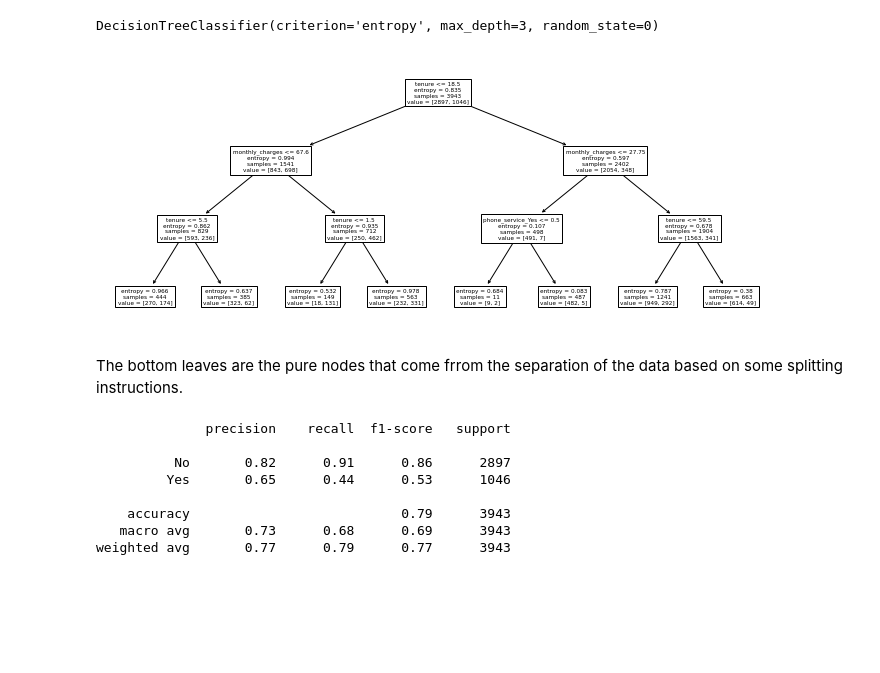
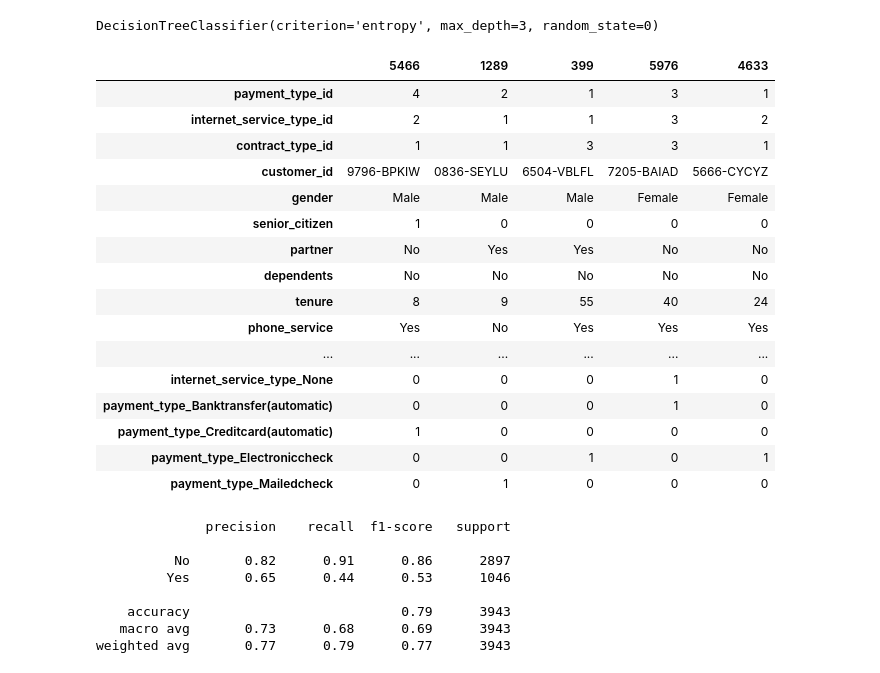
Before and after one commit to lupeluna/Telco-Classification-Project, a Jupyter notebook: PRE -Telco-Classification.ipynb, the cells around one changed output. Saved outputs shown, nothing was run; the diff lists cells and outputs as text; code cells hidden in the pictures; blank space fills up the shorter version.

```diff
--- a/PRE -Telco-Classification.ipynb
+++ b/PRE -Telco-Classification.ipynb
@@ -441,6 +472,8 @@ pd.crosstab(train.payment_type_id, train.churn, margins=True)
 - Feature Selection (optional): Are there any variables that seem to provide limited to no additional information? If so, remove them.
 - Based on the evaluation of your models using the train and validate datasets, choose your best model that you will try with your test data, once.
 - Test the final model on your out-of-sample data (the testing dataset), summarize the performance, interpret and document your results.
+# %%
+df.columns = df.columns.str.replace(' ', '')
 # %%
 # Modeling stage
 # split into train, validate, test
@@ -542,12 +588,6 @@ baseline_accuracy
 # %%
 tree = DecisionTreeClassifier(criterion='entropy', max_depth=3, random_state=0)
-# %%
-
-features_selected = ['tenure', 'monthly_charges', 'gender_Male', 'partner_No', 'partner_Yes', 'dependents_No', 'dependents_Yes', 'phone_service_No', 'phone_service_Yes', 'multiple_lines_No', 'multiple_lines_No','multiple_lines_Yes']
-X_train = X_train[features_selected]
-X_test = X_test[features_selected]
-X_validate = X_validate[features_selected]
 # %%
-tree.fit(X_train, y_train)
+tree.fit(X_train[features_selected], y_train)
 # %% [output]
 DecisionTreeClassifier(criterion='entropy', max_depth=3, random_state=0)
@@ -557,10 +594,26 @@ export_graphviz(tree, out_file='tree.dot',feature_names=X_train.columns)
+# %%
+X_train.head().T
+# %% [output]
+|  | 5466 | 1289 | 399 | 5976 | 4633 |
+| payment_type_id | 4 | 2 | 1 | 3 | 1 |
+| internet_service_type_id | 2 | 1 | 1 | 3 | 2 |
+| contract_type_id | 1 | 1 | 3 | 3 | 1 |
+| customer_id | 9796-BPKIW | 0836-SEYLU | 6504-VBLFL | 7205-BAIAD | 5666-CYCYZ |
+| gender | Male | Male | Male | Female | Female |
+| senior_citizen | 1 | 0 | 0 | 0 | 0 |
+| partner | No | Yes | Yes | No | No |
+| dependents | No | No | No | No | No |
+| tenure | 8 | 9 | 55 | 40 | 24 |
+| phone_service | Yes | No | Yes | Yes | Yes |
+| ... | ... | ... | ... | ... | ... |
+| internet_service_type_None | 0 | 0 | 0 | 1 | 0 |
+| payment_type_Banktransfer(automatic) | 0 | 0 | 0 | 1 | 0 |
+| payment_type_Creditcard(automatic) | 1 | 0 | 0 | 0 | 0 |
+| payment_type_Electroniccheck | 0 | 0 | 1 | 0 | 1 |
+| payment_type_Mailedcheck | 0 | 1 | 0 | 0 | 0 |
 # %%
-plt.figure(figsize = (12,5))
-# interpret + visualize model
-plot_tree(tree, feature_names=X_train.columns.tolist())
-plt.show()
+# plt.figure(figsize = (12,5))
+# # interpret + visualize model
+# plot_tree(tree, feature_names=X_train[features_selected])
+# plt.show()
-# %% [output]
-[figure, removed]
-# %% [markdown]
-The bottom leaves are the pure nodes that come frrom the separation of the data based on some splitting instructions.
 # %%
```
Also changed, not shown: parts of 42 cells of this notebook.
